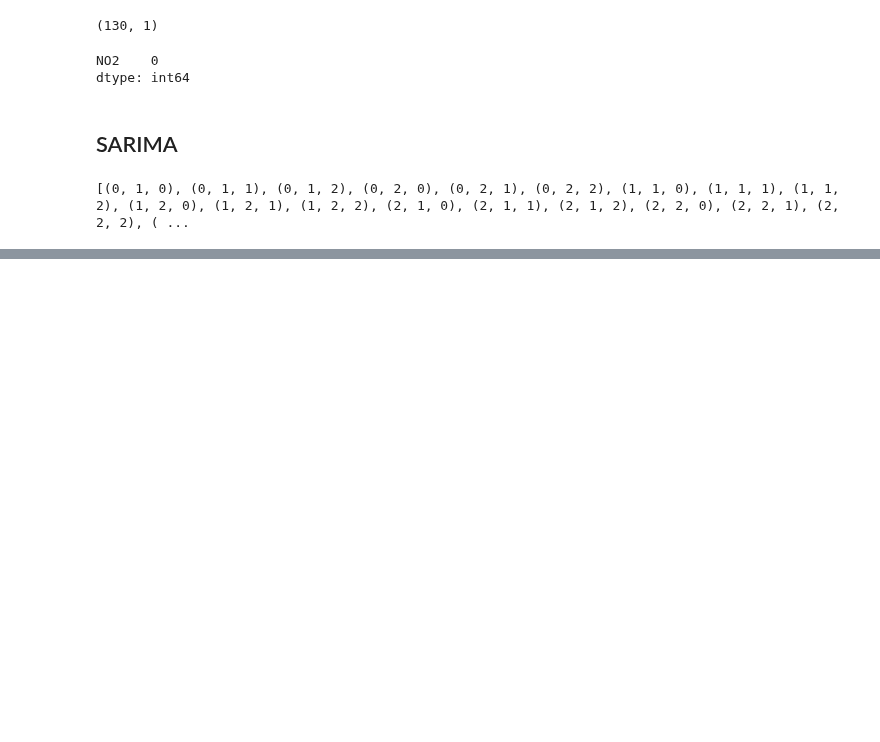
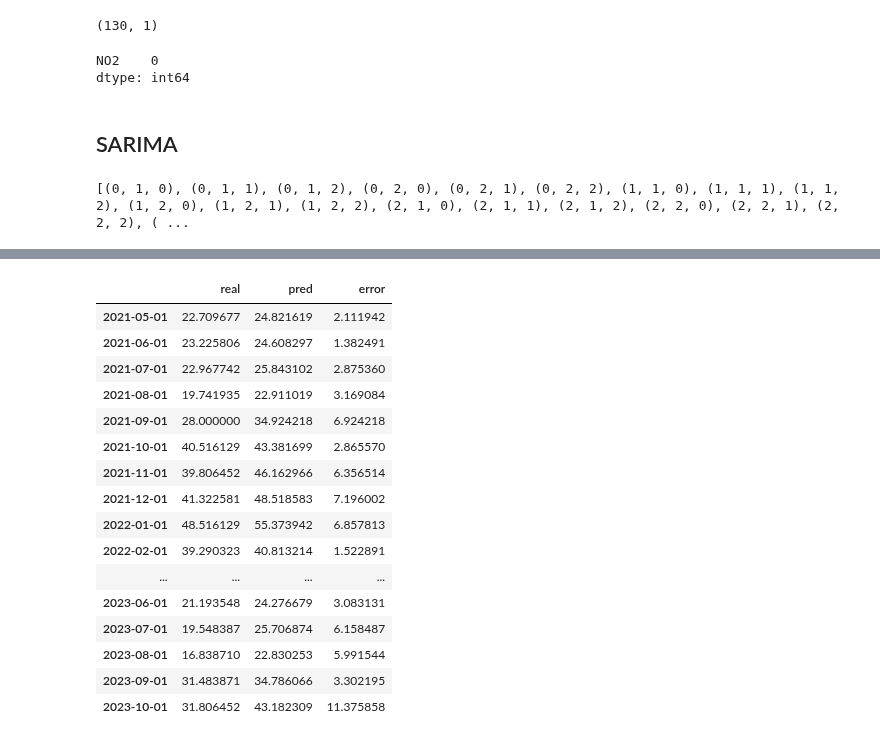
Before and after one commit to charlieciordia/AQ-MAD, a Jupyter notebook: notebook/df_38.ipynb, the cells around one changed output, grey strips where cells are left out. Cells and saved outputs as stored; diff of their text form; code cells hidden in the pictures; blank space fills up the shorter version.

```diff
--- a/notebook/df_38.ipynb
+++ b/notebook/df_38.ipynb
@@ -197,0 +184,18 @@ plt.plot(res["real"], c = "black");
+# %%
+%%time
+
+modelo=SARIMAX(endog=y_train,
+               exog=None,
+               #order=(4, 1, 5),  # modelo arima
+               seasonal_order=(0, 1, 2, 12) # modelo sarima, estacionalidad es el ultimo
+              ).fit(disp=False)
+
+pred=modelo.predict(len(y_train), len(df)-1)
+
+error=(pred-y_test).abs().sum()/len(pred)
+print ('Error mae: ', error)
+
+
+res=pd.DataFrame({'real':y_test, 'pred':pred, 'error':pred-y_test})
+res
+# %% [output]
@@ -197,0 +205,17 @@ plt.plot(res["real"], c = "black");
+|  | real | pred | error |
+| 2021-05-01 | 22.709677 | 24.821619 | 2.111942 |
+| 2021-06-01 | 23.225806 | 24.608297 | 1.382491 |
+| 2021-07-01 | 22.967742 | 25.843102 | 2.875360 |
+| 2021-08-01 | 19.741935 | 22.911019 | 3.169084 |
+| 2021-09-01 | 28.000000 | 34.924218 | 6.924218 |
+| 2021-10-01 | 40.516129 | 43.381699 | 2.865570 |
+| 2021-11-01 | 39.806452 | 46.162966 | 6.356514 |
+| 2021-12-01 | 41.322581 | 48.518583 | 7.196002 |
+| 2022-01-01 | 48.516129 | 55.373942 | 6.857813 |
+| 2022-02-01 | 39.290323 | 40.813214 | 1.522891 |
+| ... | ... | ... | ... |
+| 2023-06-01 | 21.193548 | 24.276679 | 3.083131 |
+| 2023-07-01 | 19.548387 | 25.706874 | 6.158487 |
+| 2023-08-01 | 16.838710 | 22.830253 | 5.991544 |
+| 2023-09-01 | 31.483871 | 34.786066 | 3.302195 |
+| 2023-10-01 | 31.806452 | 43.182309 | 11.375858 |
```
Also changed, not shown: parts of 9 cells of this notebook, 2 other files.
